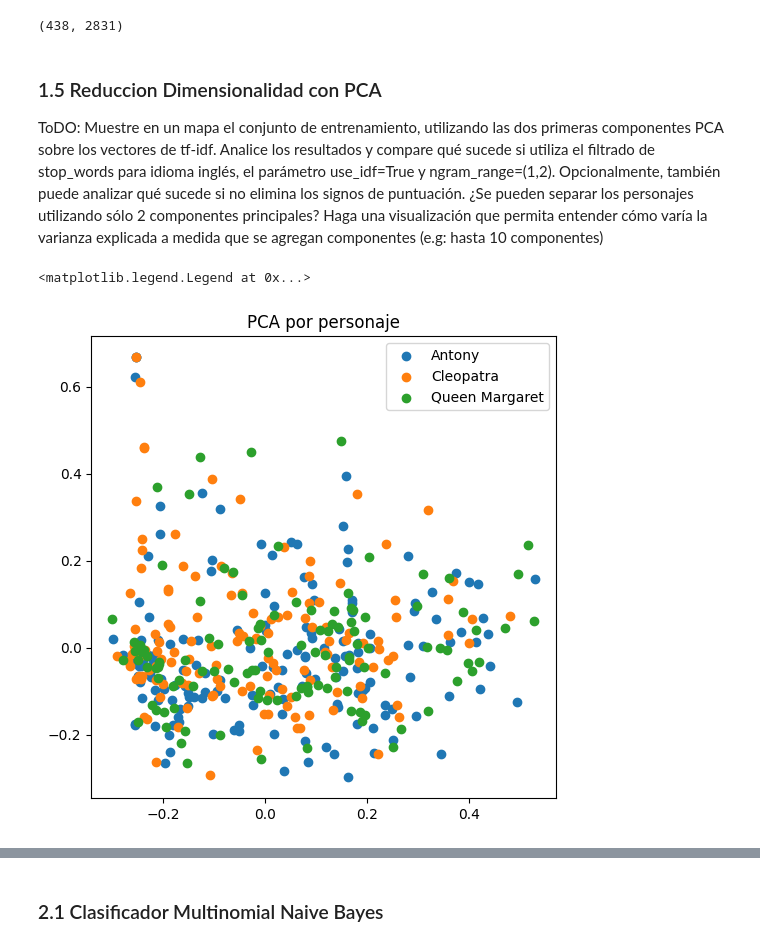
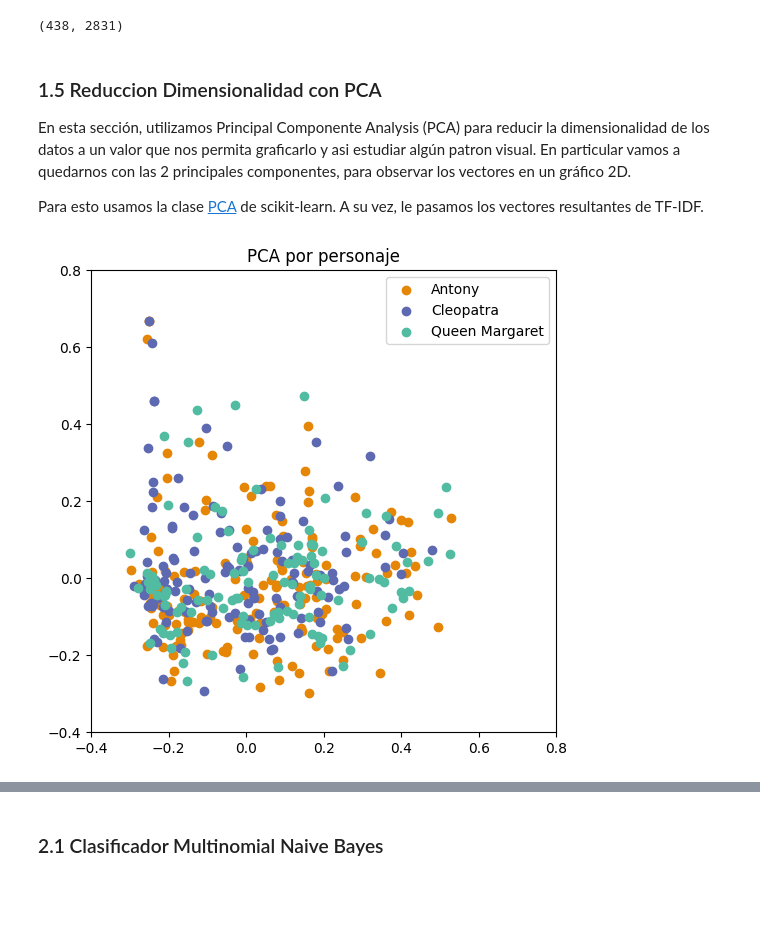
Before and after one commit to efviodo/mcdaa-intro-cd, a Jupyter notebook: Tarea2/notebooks/laboratorio_2_ev.ipynb, the cells around one changed output, grey strips where cells are left out. Drawn from its saved outputs; the diff is of its cells as text; code cells hidden in the pictures; blank space fills up the shorter version.

````diff
--- a/Tarea2/notebooks/laboratorio_2_ev.ipynb
+++ b/Tarea2/notebooks/laboratorio_2_ev.ipynb
@@ -109,0 +104,9 @@ CHART_DEFAULT_HEIGHT = 450
+# %%
+# -- FOR VISUALIZATION
+# Color presets
+CHART_COLORS = px.colors.qualitative.Vivid
+print(CHART_COLORS)
+
+# PLOTS SIZE
+CHART_DEFAULT_WIDTH = 1000
+CHART_DEFAULT_HEIGHT = 450
@@ -249,11 +288,3 @@ ToDo
 ### Preparación de los Datos <a name="data-preparation"></a>
 
 Como parte de la preparación de los datos, vamos a limpiar la columna `PlainText` removiendo símbolos de puntuación y otros separadores. Para esto utilizamos la función ```clean_text``` implementada en el Laboratorio 1. Luego, combinamos los datos de la todas las tablass (```Paragraphs```, ```Chapters```, ```Works``` y ```Characters```) en un único dataframe, para construir un dataset unificado con los datos que vamos a utilizar: texto límpio y personaje al cual pertence.
-# %%
-# -- Limpiamos la columna PlainText
-
-# Creamos una nueva columna CleanText a partir de PlainText
-df_paragraphs["CleanText"] = clean_text(df_paragraphs, "PlainText", punc_symbols=PUNC_SYMBOLS)
-
-# Veamos la diferencia
-df_paragraphs[["PlainText", "CleanText"]]
@@ -307,0 +331,5 @@ df_dataset
+# %%
+df_dataset = prepare_data(
+    df_paragraphs, df_chapters, df_works, df_characters, punc_symbols=PUNC_SYMBOLS
+)
+df_dataset
@@ -541,20 +584,17 @@ X_train_tf
 X_train_tf.shape
 # %% [output]
 (438, 2831)
-# %% [markdown]
-### 1.5 Reduccion Dimensionalidad con PCA <a name="pca-analysis"></a>
-
-ToDO: Muestre en un mapa el conjunto de entrenamiento, utilizando las dos primeras
-componentes PCA sobre los vectores de tf-idf. Analice los resultados y compare qué
-sucede si utiliza el filtrado de stop_words para idioma inglés, el parámetro
-use_idf=True y ngram_range=(1,2). Opcionalmente, también puede analizar qué
-sucede si no elimina los signos de puntuación.
-¿Se pueden separar los personajes utilizando sólo 2 componentes principales?
-Haga una visualización que permita entender cómo varía la varianza explicada a
-medida que se agregan componentes (e.g: hasta 10 componentes)
+# %% [markdown]
+### 1.5 Reduccion Dimensionalidad con PCA <a name="pca-analysis"></a>
+
+En esta sección, utilizamos Principal Componente Analysis (PCA) para reducir la dimensionalidad de los datos a un valor que nos permita graficarlo y asi estudiar algún patron visual. En particular vamos a quedarnos con las 2 principales componentes, para observar los vectores en un gráfico 2D.
+
+Para esto usamos la clase [PCA](https://scikit-learn.org/stable/modules/generated/sklearn.decomposition.PCA.html) de scikit-learn. A su vez, le pasamos los vectores resultantes de TF-IDF.
 # %%
 # TODO: Realizar PCA sobre los datos de entrenamiento
 reductor = PCA(n_components=2)
 
 # Transformar train
 X_train_red = reductor.fit_transform(X_train_tf.toarray())
+
+figures = []  # To store intermediate figures
@@ -566,12 +601,27 @@ X_train_red = reductor.fit_transform(X_train_tf.toarray())
 # %%
+color_map = {label: color for label, color in zip(np.unique(y_train), CHART_COLORS)}
+
 # Visualización de las dos primeras componentes de PCA
 fig, ax = plt.subplots(figsize=(6, 6))
 for character in np.unique(y_train):
     mask_train = y_train == character
-    ax.scatter(X_train_red[mask_train, 0], X_train_red[mask_train, 1], label=character)
+    color = normalize_rgb_tuple(rgb_string_to_tuple(color_map[character]))
+    ax.scatter(
+        X_train_red[mask_train, 0],
+        X_train_red[mask_train, 1],
+        label=character,
+        color=color,
+    )
+    # Seteo x e y rango de incides para que los PCA sean comparables
+    ax.set_xlim([-0.4, 0.8])
+    ax.set_ylim(-0.4, 0.8)
 
 ax.set_title("PCA por personaje")
 ax.legend()
+
+# Guardar imagen. Descomentar para guardar
+image_name = os.path.join(FIGURES_FOLDER, "image_2_pca.png")
+fig.savefig(image_name)
+figures.append(image_name)  # Save fig on list for later use
 # %% [output]
-<matplotlib.legend.Legend at 0x...>
-[figure, old version]
+[figure, new version]
````
Also changed, not shown: parts of 41 cells of this notebook, 15 other files.
